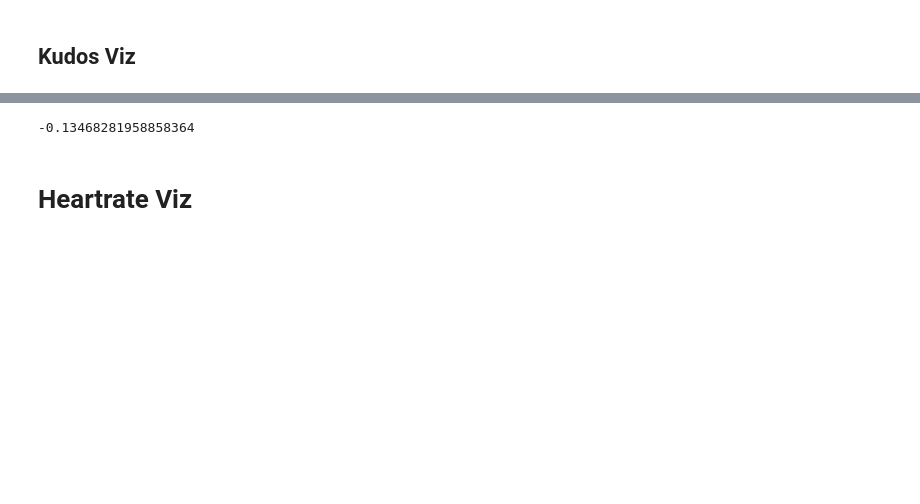
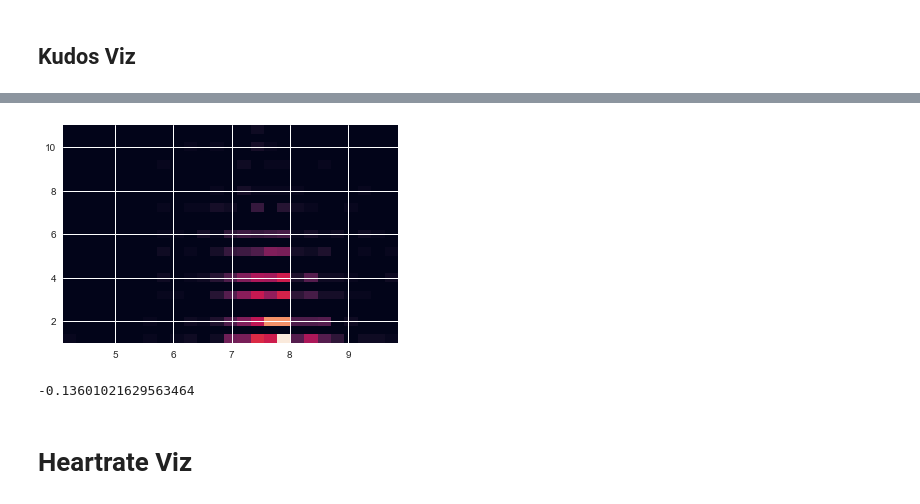
Before and after one commit to jrs2/strava_viz, a Jupyter notebook: strava_data_viz/strava_notebook.ipynb, the cells around one changed output, grey strips where cells are left out. Saved outputs shown, nothing was run; the diff lists cells and outputs as text; code cells hidden in the pictures; blank space fills up the shorter version.

```diff
--- a/strava_data_viz/strava_notebook.ipynb
+++ b/strava_data_viz/strava_notebook.ipynb
@@ -40,3 +28,5 @@ act_df = pd.read_csv('activities.csv')
+# %%
+act_df = pd.read_csv('activities_cleaned.csv')
 # %% [markdown]
 ## Kudos Viz
 # %%
@@ -49,11 +38,11 @@ act_df[act_df['type']=='Run'].kudos_count.rolling(20).mean().plot()
 # %%
 temp_df = act_df[act_df['type']=='Run']
 temp_df = temp_df[temp_df.kudos_count>0]
-temp_df['pace'] = 1/(temp_df.average_speed.str.replace(' m / s', '').astype(float)*0.0372823)
+temp_df['pace'] = 1/(temp_df.average_speed*0.0372823)
 temp_df = temp_df[temp_df.pace < 10]
 # %%
-%matplotlib notebook
+%matplotlib inline
 import matplotlib.pyplot as plt
 #pace[pd.np.isnan(pace)]
-blah = matplotlib.pyplot.hist2d(temp_df.pace.values, temp_df.kudos_count.astype(float),bins=25)
+blah = plt.hist2d(temp_df.pace.values, temp_df.kudos_count.astype(float),bins=25)
 # %% [output]
@@ -62,7 +49,8 @@ blah = matplotlib.pyplot.hist2d(temp_df.pace.values, temp_df.kudos_count.astype(
+[figure, added]
 # %%
 temp_df.pace.corr(temp_df.kudos_count)
 # %% [output]
--0.13468281958858364
+-0.13601021629563464
 # %% [markdown]
 # Heartrate Viz
 # %%
```
Also changed, not shown: parts of 20 cells of this notebook, 2 other files.
